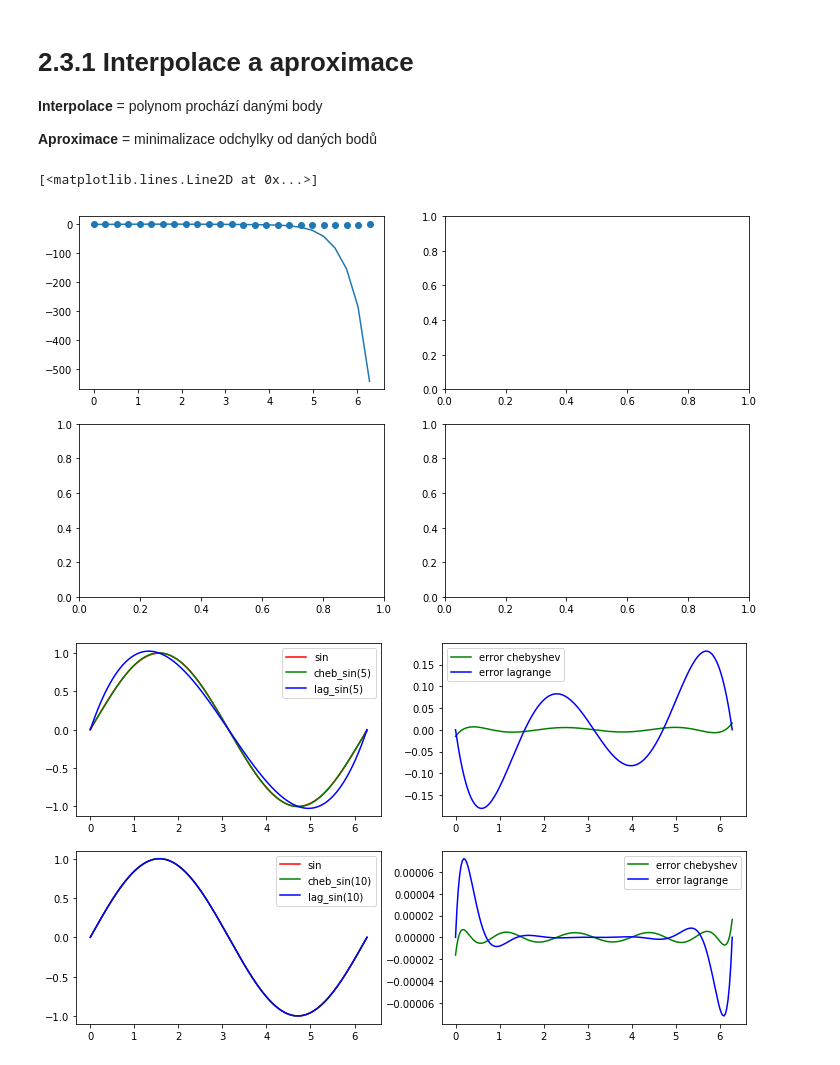
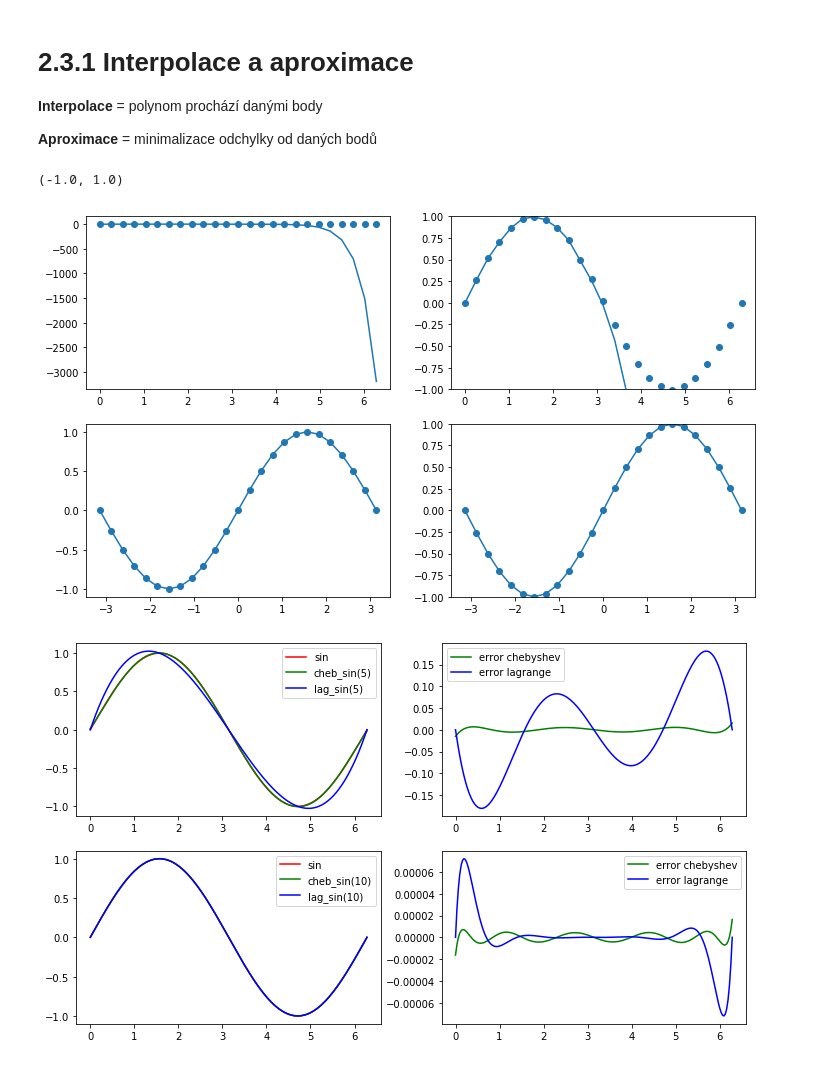
Before and after one commit to jbrezmorf/PAV_course, a Jupyter notebook: Section_2.3_SciPy.ipynb, the cells around one changed output. Saved outputs shown, nothing was run; the diff lists cells and outputs as text; code cells hidden in the pictures.

```diff
--- a/Section_2.3_SciPy.ipynb
+++ b/Section_2.3_SciPy.ipynb
@@ -75,23 +75,45 @@ import matplotlib.pyplot as plt
 # %%
 from scipy.interpolate import lagrange
 
 N = 25
 # number of points
 X = np.linspace(0, 2*np.pi, N)
 # Lagrange interpolation points - regular grid.
 Y = np.sin(X) + 0.01 * np.random.randn(len(X))
 
 # (Lagrange) interpolation
 fn_lagrange_interpol = lagrange(X, Y)
 # (Lagrange) aproximation
 
 fig, ax = plt.subplots(2, 2, figsize=(12, 7))
 ax00 = ax[0,0]
 ax00.scatter(X, Y)
 ax00.plot(X, fn_lagrange_interpol(X))
+
+ax01 = ax[0,1]
+ax01.scatter(X, Y)
+ax01.plot(X, fn_lagrange_interpol(X))
+ax01.set_ylim(-1, 1)
+
+N = 25
+# number of points
+X = np.linspace(-np.pi, np.pi, N)
+# Lagrange interpolation points - regular grid.
+Y = np.sin(X)
+fn_lagrange_interpol = lagrange(X, Y)
+
+
+ax10 = ax[1,0]
+ax10.scatter(X, Y)
+ax10.plot(X, fn_lagrange_interpol(X))
+
+ax11 = ax[1,1]
+ax11.scatter(X, Y)
+ax11.plot(X, fn_lagrange_interpol(X))
+ax11.set_ylim(-1, 1)
 # %% [output]
-[<matplotlib.lines.Line2D at 0x...>]
+(-1.0, 1.0)
-[figure, old version]
+[figure, new version]
 # %%
 ### Čebyševovy polynomy - interpolace
 # %%
```
Also changed, not shown: parts of 20 cells of this notebook, 4 other files.
